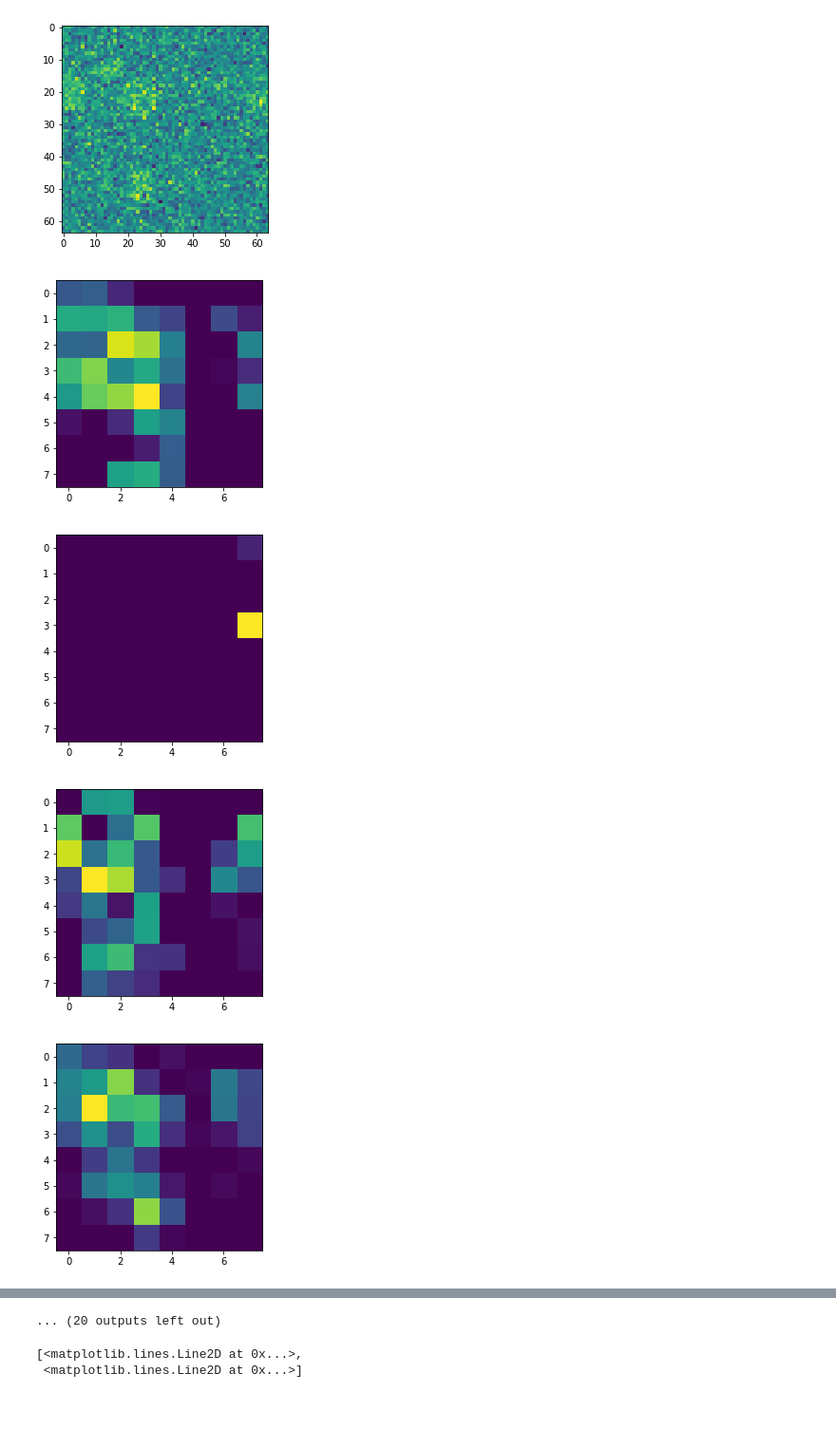
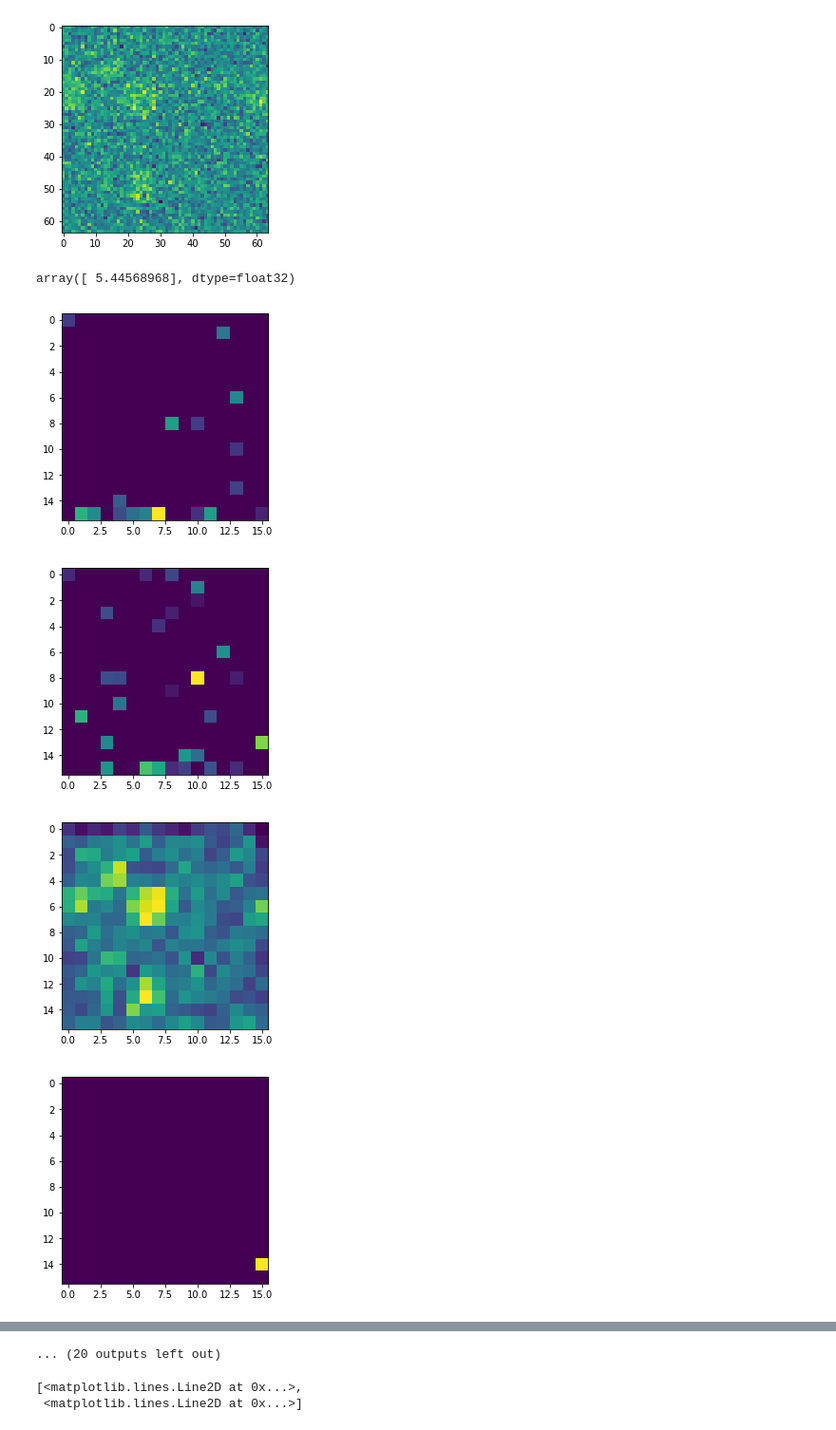
Before and after one commit to jouyun/DeepLearning, a Jupyter notebook: BlobCounterv2.ipynb, the cells around one changed output, grey strips where cells are left out. Shown at 95% size. Saved outputs shown, nothing was run; the diff lists cells and outputs as text; code cells hidden in the pictures.

```diff
--- a/BlobCounterv2.ipynb
+++ b/BlobCounterv2.ipynb
@@ -353,13 +348,17 @@ plt.imshow(validation_data[4,:,:])
 # %% [output]
 <matplotlib.image.AxesImage at 0x...>
 [figure]
+# %%
+results[4]
+# %% [output]
+array([ 5.44568968], dtype=float32)
 # %%
 idx=4
 for i in range(0,c1.shape[3]):
     plt.figure()
-    plt.imshow(c3[idx,:,:,i])
+    plt.imshow(c2[idx,:,:,i])
 # %% [output]
-[figure, old version]
+[figure, new version]
-[figure, old version]
+[figure, new version]
-[figure, old version]
+[figure, new version]
-[figure, old version]
+[figure, new version]
```
Also changed, not shown: parts of 7 cells of this notebook, 1 other file.
